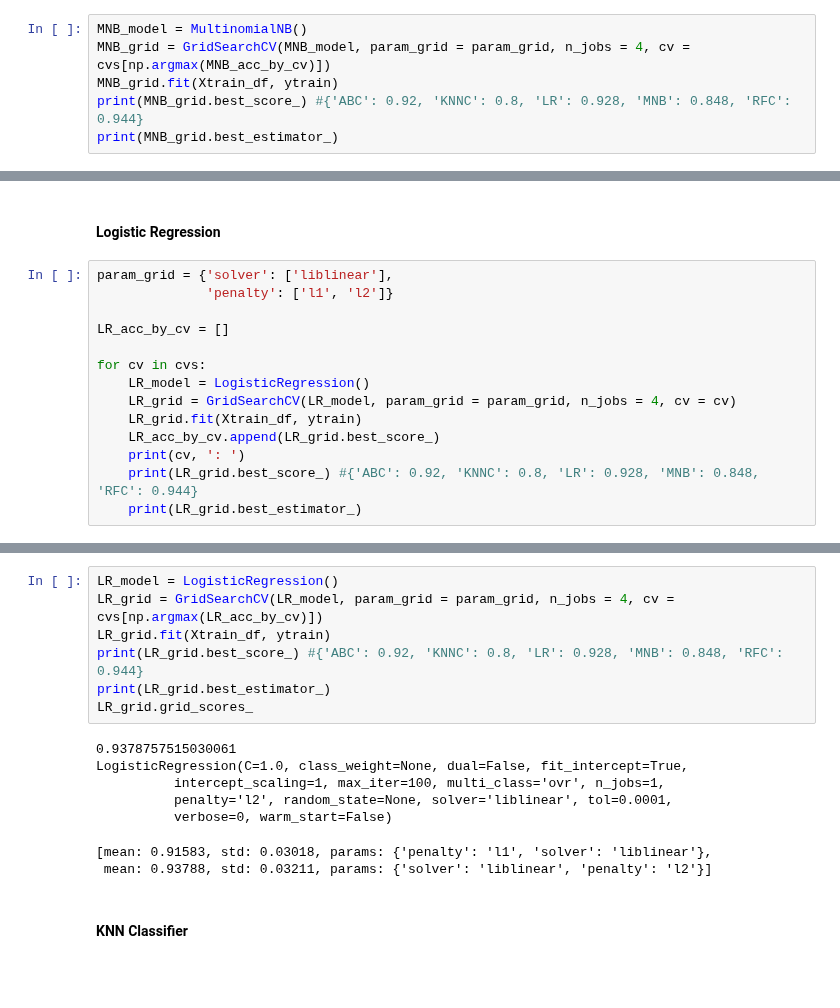
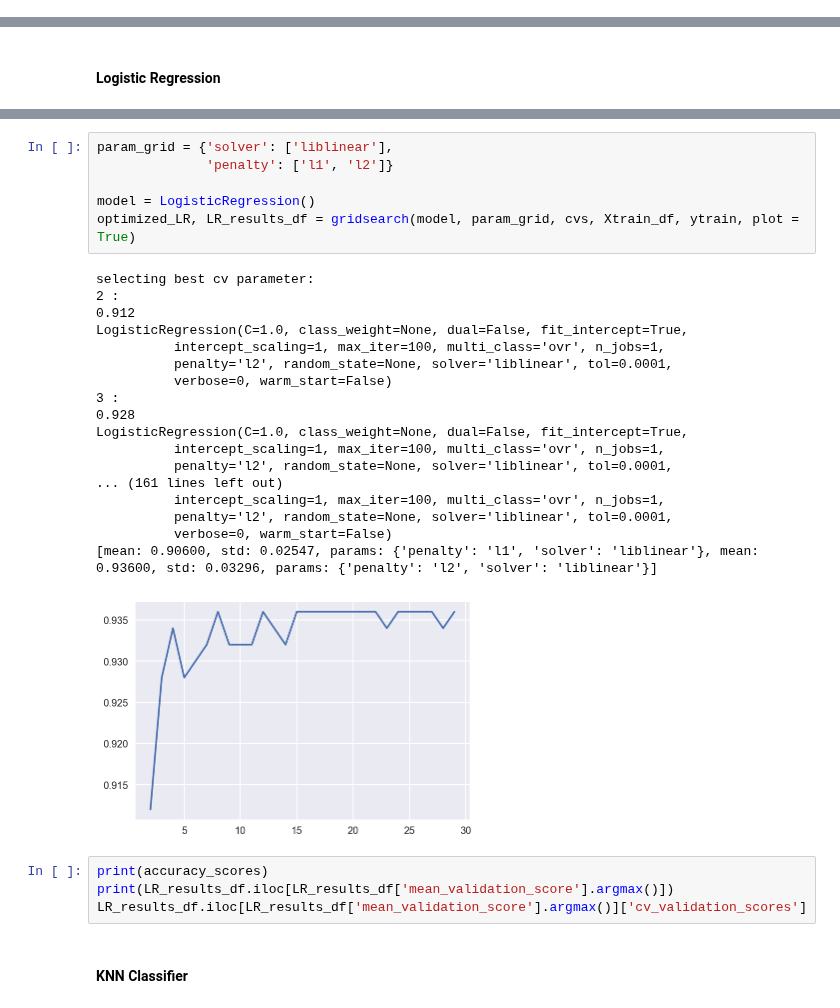
Before and after one commit to a35931chi/AI-Paralegal, a Jupyter notebook: Docket Text Classification Modeling - Building Model (NLP and Supervised Classification) - v6.ipynb, the cells around one changed output, grey strips where cells are left out. Cells and saved outputs as stored; diff of their text form; blank space fills up the shorter version.

Commit message:
corrected the gridsearch method

```diff
--- a/Docket Text Classification Modeling - Building Model (NLP and Supervised Classification) - v6.ipynb
+++ b/Docket Text Classification Modeling - Building Model (NLP and Supervised Classification) - v6.ipynb
@@ -419,6 +366,0 @@ KeyboardInterrupt:
-# %%
-MNB_model = MultinomialNB()
-MNB_grid = GridSearchCV(MNB_model, param_grid = param_grid, n_jobs = 4, cv = cvs[np.argmax(MNB_acc_by_cv)])
-MNB_grid.fit(Xtrain_df, ytrain)
-print(MNB_grid.best_score_) #{'ABC': 0.92, 'KNNC': 0.8, 'LR': 0.928, 'MNB': 0.848, 'RFC': 0.944}
-print(MNB_grid.best_estimator_)
@@ -466,16 +381,2 @@ MNB_grid.grid_scores_
 # %% [markdown]
 #### Logistic Regression
-# %%
-param_grid = {'solver': ['liblinear'],
-              'penalty': ['l1', 'l2']}
-
-LR_acc_by_cv = []
-
-for cv in cvs:
-    LR_model = LogisticRegression()
-    LR_grid = GridSearchCV(LR_model, param_grid = param_grid, n_jobs = 4, cv = cv)
-    LR_grid.fit(Xtrain_df, ytrain)
-    LR_acc_by_cv.append(LR_grid.best_score_)
-    print(cv, ': ')
-    print(LR_grid.best_score_) #{'ABC': 0.92, 'KNNC': 0.8, 'LR': 0.928, 'MNB': 0.848, 'RFC': 0.944}
-    print(LR_grid.best_estimator_)
@@ -508,18 +383,32 @@ np.argmax(LR_acc_by_cv)
-# %%
-LR_model = LogisticRegression()
-LR_grid = GridSearchCV(LR_model, param_grid = param_grid, n_jobs = 4, cv = cvs[np.argmax(LR_acc_by_cv)])
-LR_grid.fit(Xtrain_df, ytrain)
-print(LR_grid.best_score_) #{'ABC': 0.92, 'KNNC': 0.8, 'LR': 0.928, 'MNB': 0.848, 'RFC': 0.944}
-print(LR_grid.best_estimator_)
-LR_grid.grid_scores_
-# %% [output]
-0.9378757515030061
-LogisticRegression(C=1.0, class_weight=None, dual=False, fit_intercept=True,
-          intercept_scaling=1, max_iter=100, multi_class='ovr', n_jobs=1,
-          penalty='l2', random_state=None, solver='liblinear', tol=0.0001,
-          verbose=0, warm_start=False)
-[mean: 0.91583, std: 0.03018, params: {'penalty': 'l1', 'solver': 'liblinear'},
- mean: 0.93788, std: 0.03211, params: {'solver': 'liblinear', 'penalty': 'l2'}]
+# %%
+param_grid = {'solver': ['liblinear'],
+              'penalty': ['l1', 'l2']}
+
+model = LogisticRegression()
+optimized_LR, LR_results_df = gridsearch(model, param_grid, cvs, Xtrain_df, ytrain, plot = True)
+# %% [output]
+selecting best cv parameter:
+2 :
+0.912
+LogisticRegression(C=1.0, class_weight=None, dual=False, fit_intercept=True,
+          intercept_scaling=1, max_iter=100, multi_class='ovr', n_jobs=1,
+          penalty='l2', random_state=None, solver='liblinear', tol=0.0001,
+          verbose=0, warm_start=False)
+3 :
+0.928
+LogisticRegression(C=1.0, class_weight=None, dual=False, fit_intercept=True,
+          intercept_scaling=1, max_iter=100, multi_class='ovr', n_jobs=1,
+          penalty='l2', random_state=None, solver='liblinear', tol=0.0001,
+... (161 lines left out)
+          intercept_scaling=1, max_iter=100, multi_class='ovr', n_jobs=1,
+          penalty='l2', random_state=None, solver='liblinear', tol=0.0001,
+          verbose=0, warm_start=False)
+[mean: 0.90600, std: 0.02547, params: {'penalty': 'l1', 'solver': 'liblinear'}, mean: 0.93600, std: 0.03296, params: {'penalty': 'l2', 'solver': 'liblinear'}]
+[figure, added]
+# %%
+print(accuracy_scores)
+print(LR_results_df.iloc[LR_results_df['mean_validation_score'].argmax()])
+LR_results_df.iloc[LR_results_df['mean_validation_score'].argmax()]['cv_validation_scores']
 # %% [markdown]
 #### KNN Classifier
 # %%
```
Also changed, not shown: parts of 14 cells of this notebook.
